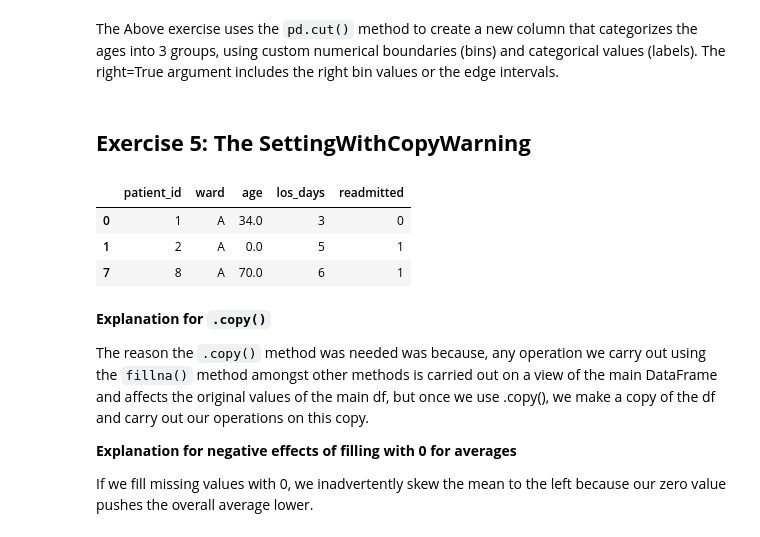
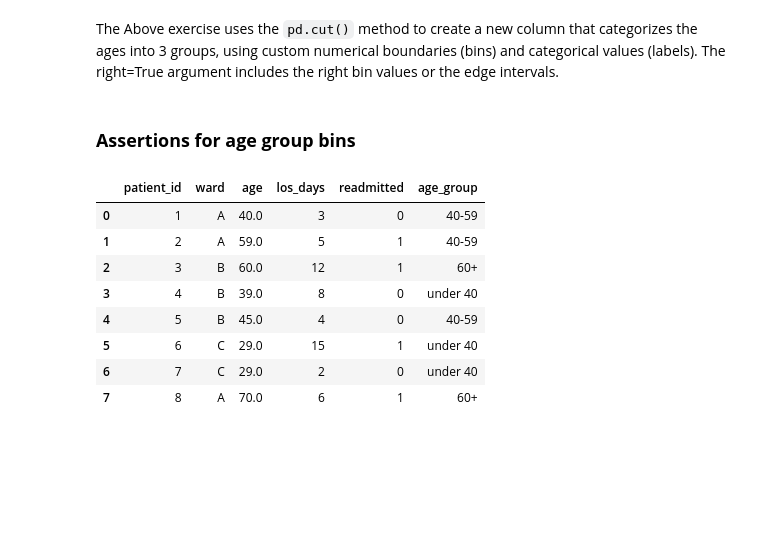
Before and after one commit to T3KK4/ds-training, a Jupyter notebook: week-01/day-02.ipynb, the cells around one changed output. Saved outputs shown, nothing was run; the diff lists cells and outputs as text; code cells hidden in the pictures; blank space fills up the shorter version.

Commit message:
Removed exercise 5, corrected ex_4, ex_3, ex_2 and Theory

```diff
--- a/week-01/day-02.ipynb
+++ b/week-01/day-02.ipynb
@@ -278,10 +280,10 @@ This exercise uses the `.fillna()` method to fill missing values in the 'age' co
 # %%
 # bin edges and labels
 df_grouped = cleaned_df.copy()
-bins = [0, 40, 59, np.inf]
+bins = [0, 40, 60, np.inf]
 labels = ['under 40', '40-59', '60+']
 
-df_grouped['age_group'] = pd.cut(df_grouped['age'], bins=bins, labels=labels, right=True)
+df_grouped['age_group'] = pd.cut(df_grouped['age'], bins=bins, labels=labels, right=False)
 df_grouped
 # %% [output]
 |  | patient_id | ward | age | los_days | readmitted | age_group |
@@ -295,14 +297,3 @@ df_grouped
 | 7 | 8 | A | 70.0 | 6 | 1 | 60+ |
 # %% [markdown]
 The Above exercise uses the `pd.cut()` method to create a new column that categorizes the ages into 3 groups, using custom numerical boundaries (bins) and categorical values (labels). The right=True argument includes the right bin values or the edge intervals.
-# %% [markdown]
-## **Exercise 5: The SettingWithCopyWarning**
-# %%
-df2 = df[df['ward'] == 'A']
-df2['age'] = df2['age'].fillna(0)
-df2
-# %% [output]
-|  | patient_id | ward | age | los_days | readmitted |
-| 0 | 1 | A | 34.0 | 3 | 0 |
-| 1 | 2 | A | 0.0 | 5 | 1 |
-| 7 | 8 | A | 70.0 | 6 | 1 |
@@ -312,8 +300,18 @@ df2['age'] = df2['age'].fillna(0)
-# %% [markdown]
-**Explanation for `.copy()`**
-
-The reason the `.copy()` method was needed was because, any operation we carry out using the `fillna()` method amongst other methods is carried out on a view of the main DataFrame and affects the original values of the main df, but once we use .copy(), we make a copy of the df and carry out our operations on this copy.
-
-**Explanation for negative effects of filling with 0 for averages**
-
-If we fill missing values with 0, we inadvertently skew the mean to the left because our zero value pushes the overall average lower.
+# %% [markdown]
+### **Assertions for age group bins**
+# %%
+test_case = df_grouped.copy()
+test_case.loc[0:3, 'age'] = [40, 59, 60, 39]
+test_case.drop(columns='age_group')
+test_case['age_group'] = pd.cut(test_case['age'], bins=bins, labels=labels, right=False)
+test_case
+# %% [output]
+|  | patient_id | ward | age | los_days | readmitted | age_group |
+| 0 | 1 | A | 40.0 | 3 | 0 | 40-59 |
+| 1 | 2 | A | 59.0 | 5 | 1 | 40-59 |
+| 2 | 3 | B | 60.0 | 12 | 1 | 60+ |
+| 3 | 4 | B | 39.0 | 8 | 0 | under 40 |
+| 4 | 5 | B | 45.0 | 4 | 0 | 40-59 |
+| 5 | 6 | C | 29.0 | 15 | 1 | under 40 |
+| 6 | 7 | C | 29.0 | 2 | 0 | under 40 |
+| 7 | 8 | A | 70.0 | 6 | 1 | 60+ |
```
Also changed, not shown: parts of 15 cells of this notebook.
